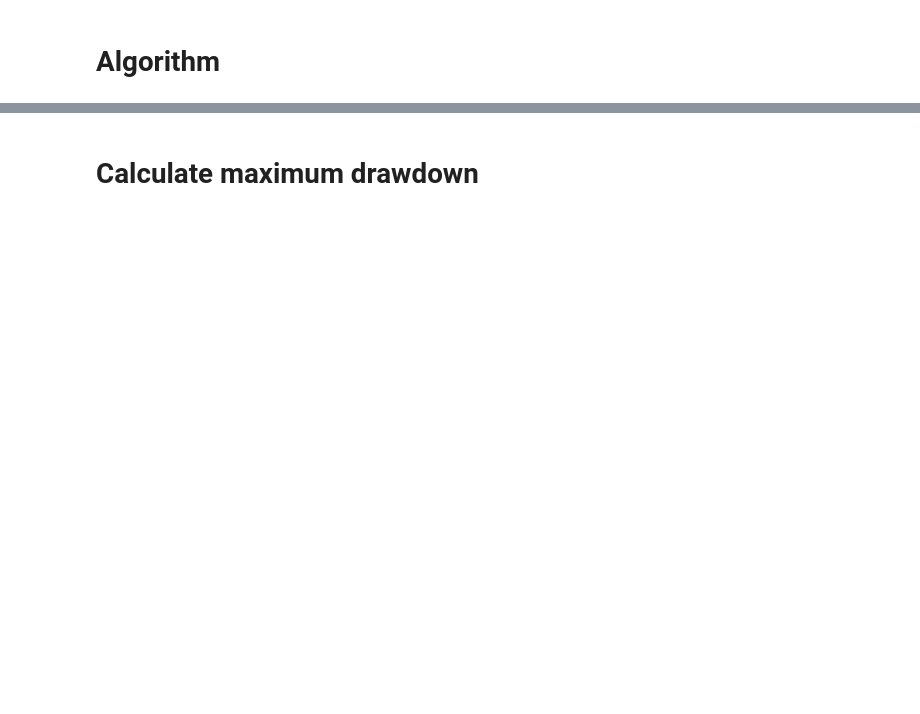
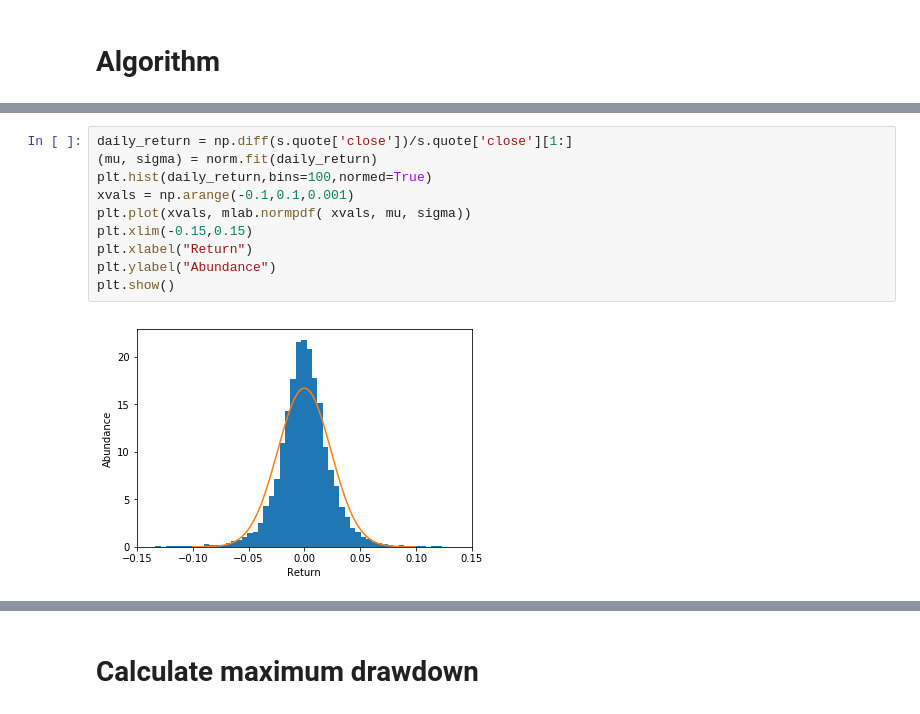
Before and after one commit to phermes/quant, a Jupyter notebook: scratch_algorithm.ipynb, the cells around one changed output, grey strips where cells are left out. Drawn from its saved outputs; the diff is of its cells as text; blank space fills up the shorter version.

```diff
--- a/scratch_algorithm.ipynb
+++ b/scratch_algorithm.ipynb
@@ -535,0 +262,12 @@ s.plot_summary()
+# %%
+daily_return = np.diff(s.quote['close'])/s.quote['close'][1:]
+(mu, sigma) = norm.fit(daily_return)
+plt.hist(daily_return,bins=100,normed=True)
+xvals = np.arange(-0.1,0.1,0.001)
+plt.plot(xvals, mlab.normpdf( xvals, mu, sigma))
+plt.xlim(-0.15,0.15)
+plt.xlabel("Return")
+plt.ylabel("Abundance")
+plt.show()
+# %% [output]
+[figure, added]
```
Also changed, not shown: parts of 107 cells of this notebook, 11 other files.
